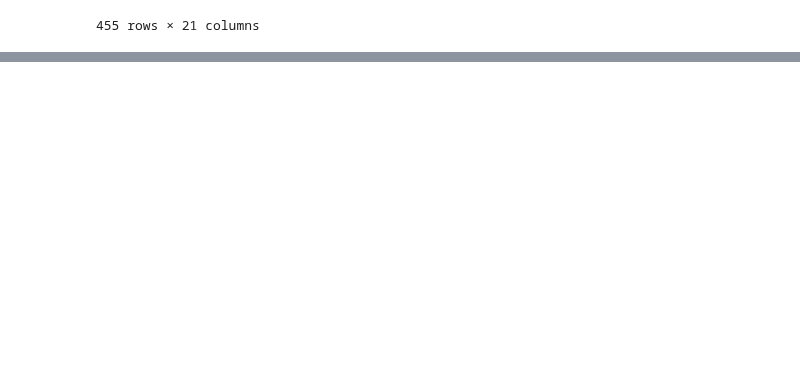
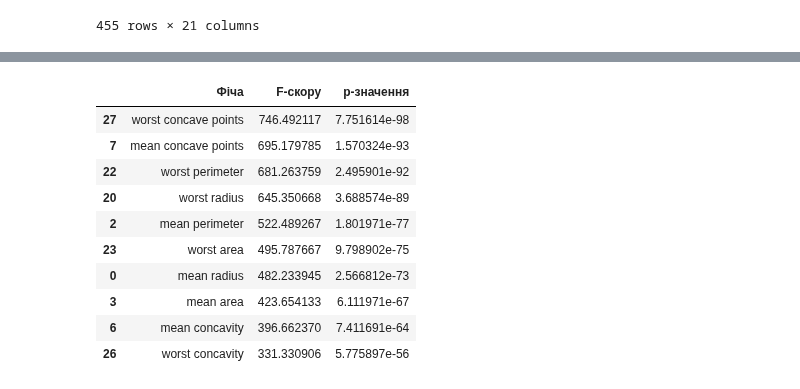
Before and after one commit to Familenko/DS-Lifehacks, a Jupyter notebook: delete_features.ipynb, the cells around one changed output, grey strips where cells are left out. Saved outputs shown, nothing was run; the diff lists cells and outputs as text; code cells hidden in the pictures; blank space fills up the shorter version.

```diff
--- a/delete_features.ipynb
+++ b/delete_features.ipynb
@@ -182,0 +68,4 @@ X_train[selected_features]
+# %%
+X, y = load_breast_cancer(return_X_y=True)
+feature_names = load_breast_cancer().feature_names
+X_train, X_test, y_train, y_test = train_test_split(X, y, test_size=0.2, random_state=42)
@@ -182,0 +92,24 @@ X_train[selected_features]
+# %%
+f_scores = selector.scores_
+p_values = selector.pvalues_
+
+df = pd.DataFrame({
+    "Фіча": feature_names,
+    "F-скору": f_scores,
+    "p-значення": p_values
+})
+
+df_sorted = df.sort_values("F-скору", ascending=False)
+df_sorted.head(10)
+# %% [output]
+|  | Фіча | F-скору | p-значення |
+| 27 | worst concave points | 746.492117 | 7.751614e-98 |
+| 7 | mean concave points | 695.179785 | 1.570324e-93 |
+| 22 | worst perimeter | 681.263759 | 2.495901e-92 |
+| 20 | worst radius | 645.350668 | 3.688574e-89 |
+| 2 | mean perimeter | 522.489267 | 1.801971e-77 |
+| 23 | worst area | 495.787667 | 9.798902e-75 |
+| 0 | mean radius | 482.233945 | 2.566812e-73 |
+| 3 | mean area | 423.654133 | 6.111971e-67 |
+| 6 | mean concavity | 396.662370 | 7.411691e-64 |
+| 26 | worst concavity | 331.330906 | 5.775897e-56 |
```
Also changed, not shown: parts of 16 cells of this notebook, 2 other files.
